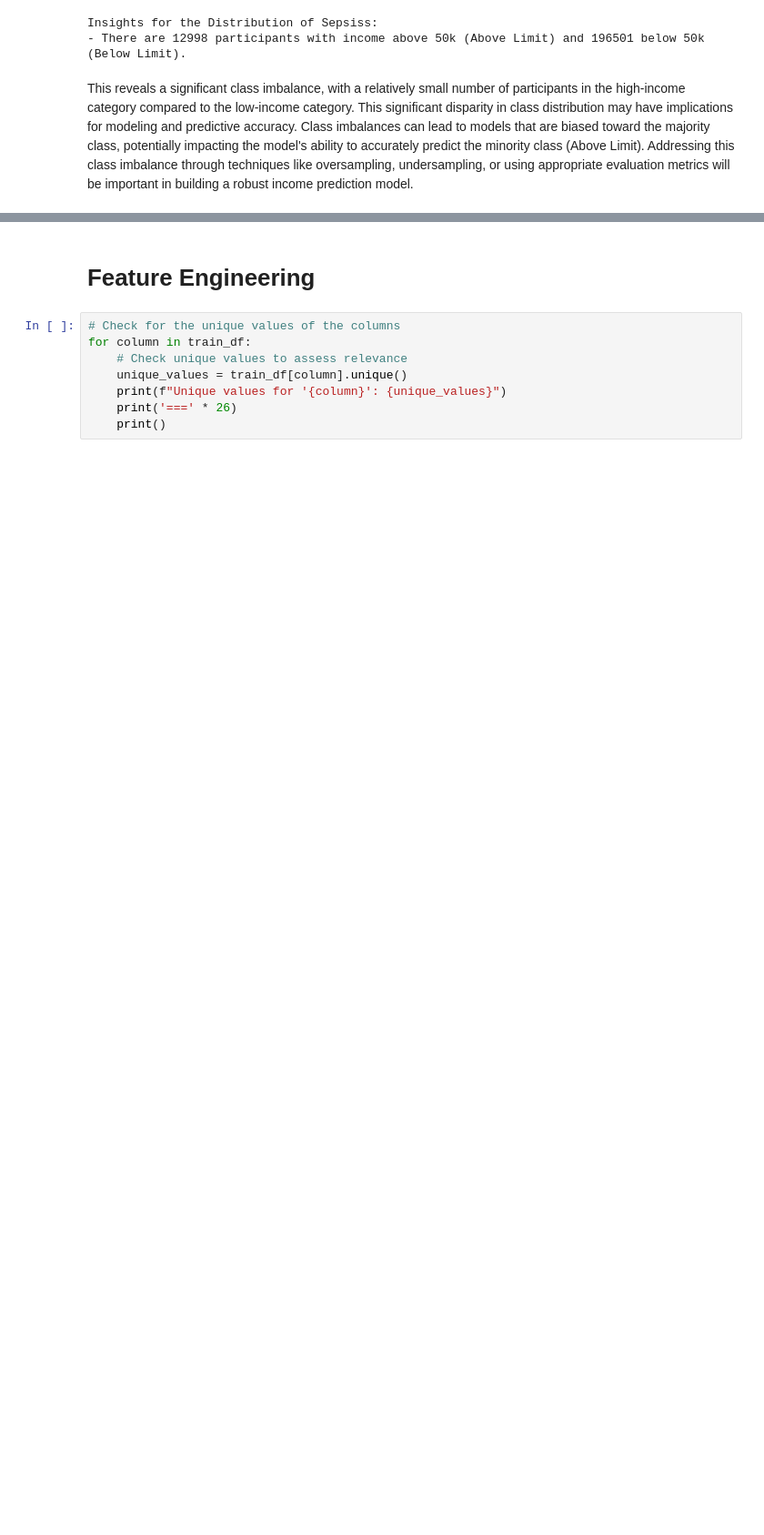
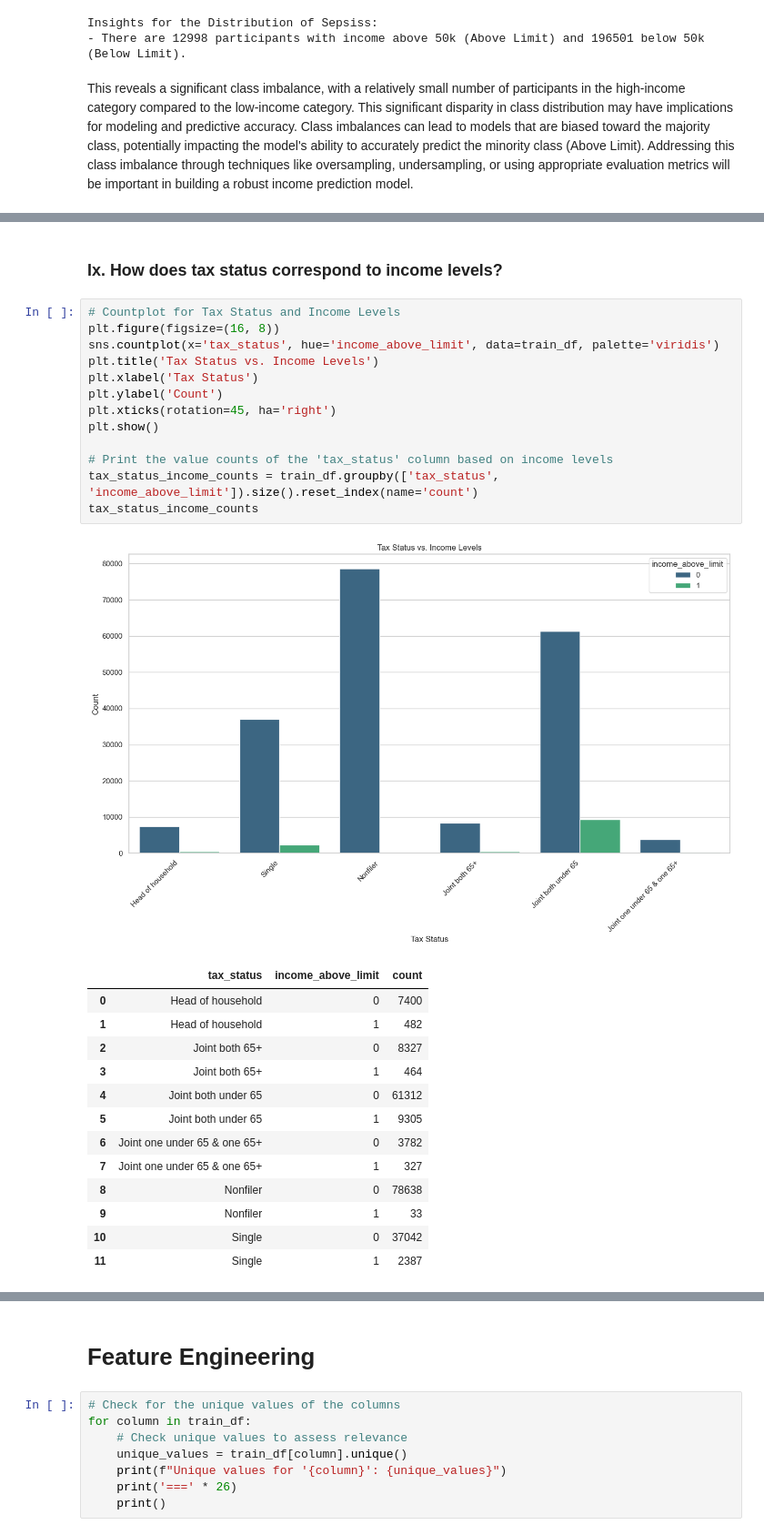
Before and after one commit to rasmodev/Income-Prediction-Challenge-For-Azubian, a Jupyter notebook: dev/Income_Prediction.ipynb, the cells around one changed output, grey strips where cells are left out. Shown at 91% size. Drawn from its saved outputs; the diff is of its cells as text; blank space fills up the shorter version.

```diff
--- a/dev/Income_Prediction.ipynb
+++ b/dev/Income_Prediction.ipynb
@@ -1635,0 +1698,30 @@ plt.show()
+# %% [markdown]
+### Ix. How does tax status correspond to income levels?
+# %%
+# Countplot for Tax Status and Income Levels
+plt.figure(figsize=(16, 8))
+sns.countplot(x='tax_status', hue='income_above_limit', data=train_df, palette='viridis')
+plt.title('Tax Status vs. Income Levels')
+plt.xlabel('Tax Status')
+plt.ylabel('Count')
+plt.xticks(rotation=45, ha='right')
+plt.show()
+
+# Print the value counts of the 'tax_status' column based on income levels
+tax_status_income_counts = train_df.groupby(['tax_status', 'income_above_limit']).size().reset_index(name='count')
+tax_status_income_counts
+# %% [output]
+[figure, added]
+|  | tax_status | income_above_limit | count |
+| 0 | Head of household | 0 | 7400 |
+| 1 | Head of household | 1 | 482 |
+| 2 | Joint both 65+ | 0 | 8327 |
+| 3 | Joint both 65+ | 1 | 464 |
+| 4 | Joint both under 65 | 0 | 61312 |
+| 5 | Joint both under 65 | 1 | 9305 |
+| 6 | Joint one under 65 & one 65+ | 0 | 3782 |
+| 7 | Joint one under 65 & one 65+ | 1 | 327 |
+| 8 | Nonfiler | 0 | 78638 |
+| 9 | Nonfiler | 1 | 33 |
+| 10 | Single | 0 | 37042 |
+| 11 | Single | 1 | 2387 |
```
Also changed, not shown: parts of 142 cells of this notebook.
